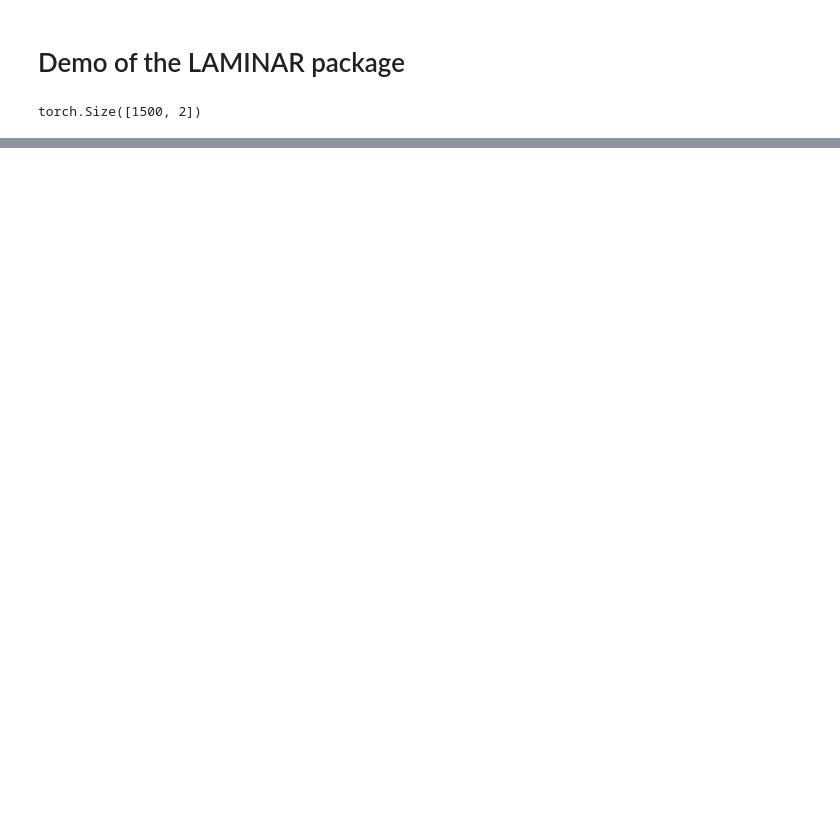
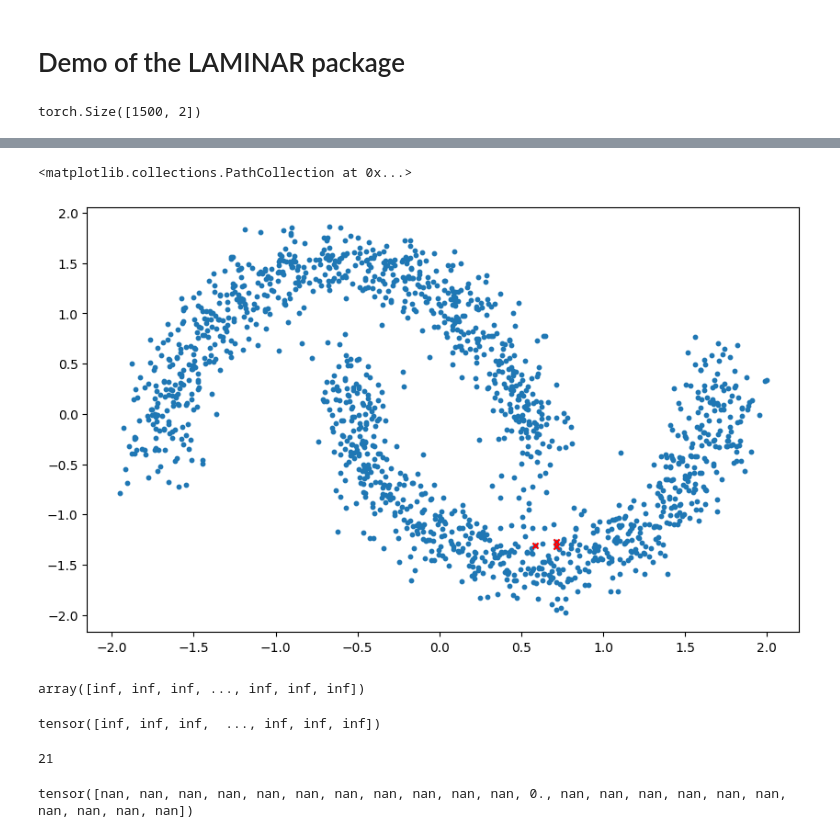
Before and after one commit to CKleiber/LAMINAR, a Jupyter notebook: notebooks/demo.ipynb, the cells around one changed output, grey strips where cells are left out. Saved outputs shown, nothing was run; the diff lists cells and outputs as text; code cells hidden in the pictures; blank space fills up the shorter version.

```diff
--- a/notebooks/demo.ipynb
+++ b/notebooks/demo.ipynb
@@ -136,0 +158,27 @@ ax.scatter(LAM.data_pushed[p, 0], LAM.data_pushed[p, 1], c='orange', s=20, marke
+# %%
+# plot them
+
+fig, ax = plt.subplots(figsize=(10, 6))
+
+plot = ax.scatter(X[:, 0], X[:, 1], s=10)
+ax.scatter(X[infinite_points, 0], X[infinite_points, 1], c='r', s=20, marker='x')
+# %% [output]
+<matplotlib.collections.PathCollection at 0x...>
+[figure, added]
+# %%
+LAM.distance(404)
+# %% [output]
+array([inf, inf, inf, ..., inf, inf, inf])
+# %%
+LAM.distance_matrix[404]
+# %% [output]
+tensor([inf, inf, inf,  ..., inf, inf, inf])
+# %%
+#check how many non infitinities are in the 404th row and show the values
+print(np.sum(~np.isinf(LAM.distance_matrix[404].detach().numpy())))
+# %% [output]
+21
+# %%
+LAM.distance_matrix[781][~np.isinf(LAM.distance_matrix[781].detach().numpy())]
+# %% [output]
+tensor([nan, nan, nan, nan, nan, nan, nan, nan, nan, nan, nan, 0., nan, nan, nan, nan, nan, nan, nan, nan, nan, nan])
```
Also changed, not shown: parts of 15 cells of this notebook, 1 other file.
